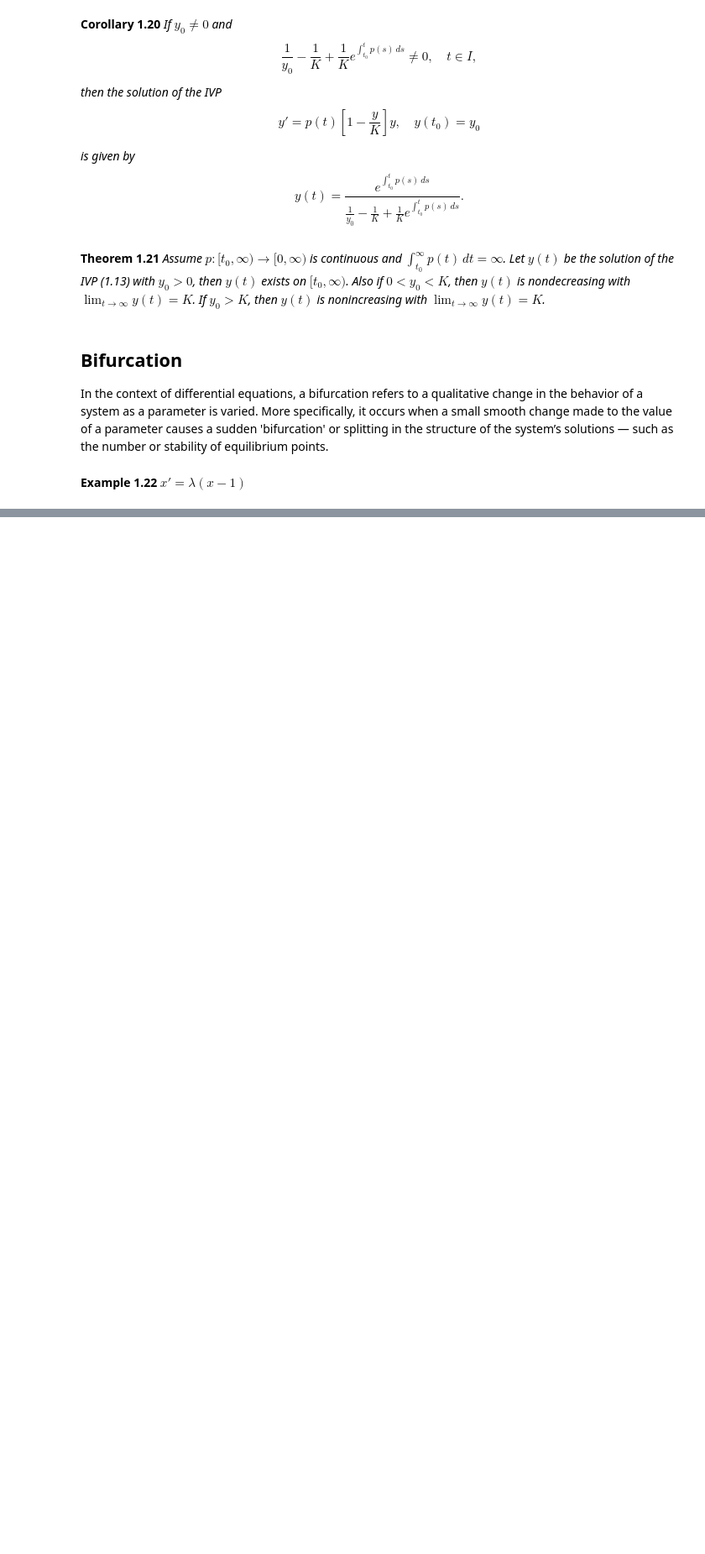
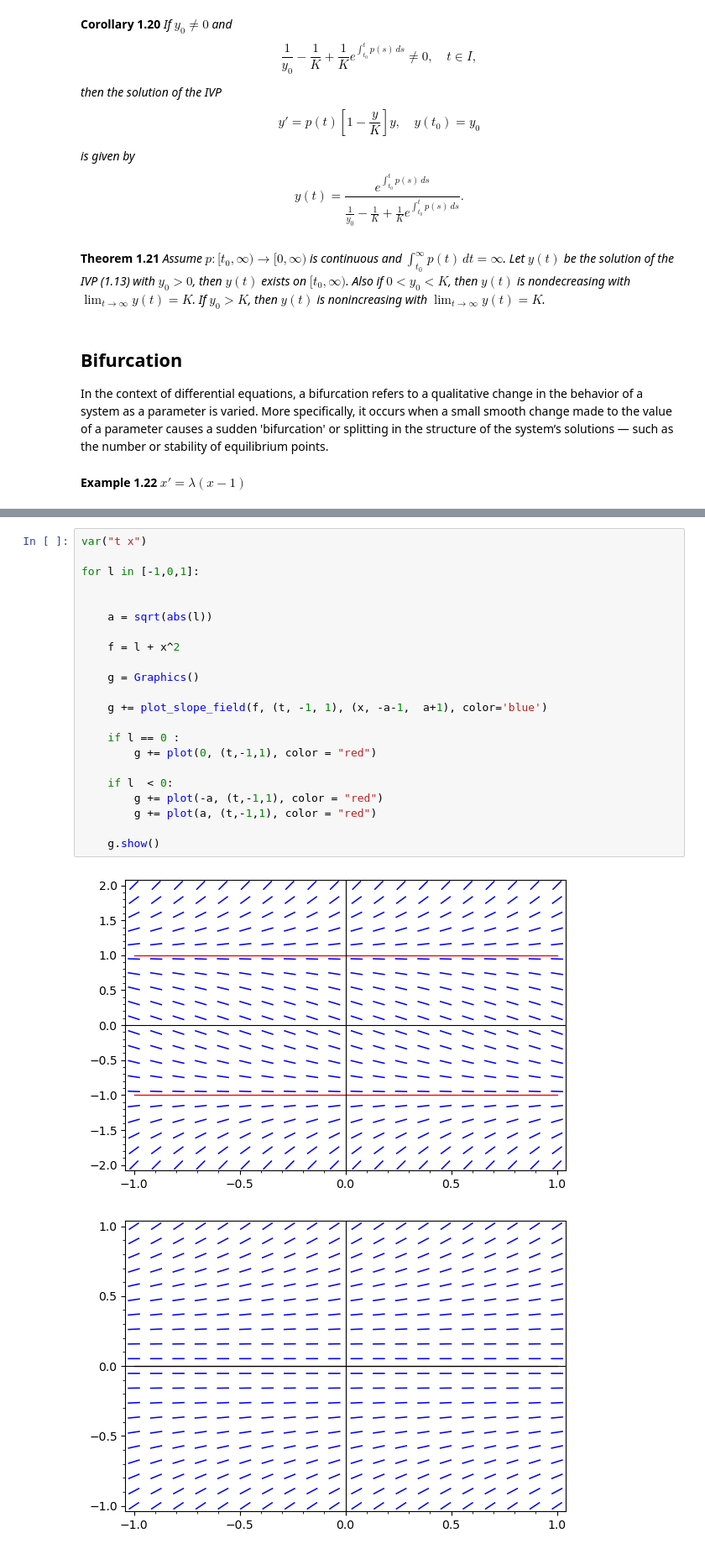
Before and after one commit to julihocc/itesm-ma2008b-notes, a Jupyter notebook: period-02/week-01/w201.ipynb, the cells around one changed output, grey strips where cells are left out. Shown at 84% size. Drawn from its saved outputs; the diff is of its cells as text; blank space fills up the shorter version.

```diff
--- a/period-02/week-01/w201.ipynb
+++ b/period-02/week-01/w201.ipynb
@@ -368,0 +371,25 @@ g.show()
+# %%
+var("t x")
+
+for l in [-1,0,1]:
+
+
+    a = sqrt(abs(l))
+
+    f = l + x^2
+
+    g = Graphics()
+
+    g += plot_slope_field(f, (t, -1, 1), (x, -a-1,  a+1), color='blue')
+
+    if l == 0 :
+        g += plot(0, (t,-1,1), color = "red")
+
+    if l  < 0:
+        g += plot(-a, (t,-1,1), color = "red")
+        g += plot(a, (t,-1,1), color = "red")
+
+    g.show()
+# %% [output]
+[figure, added]
+[figure, added]
```
Also changed, not shown: parts of 2 cells of this notebook.
